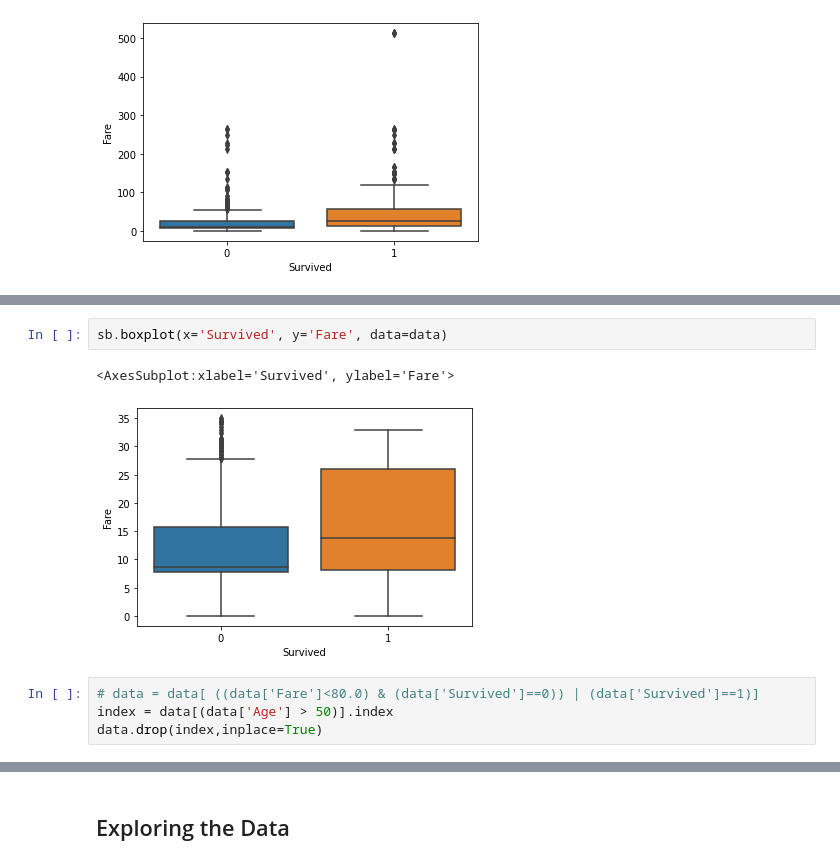
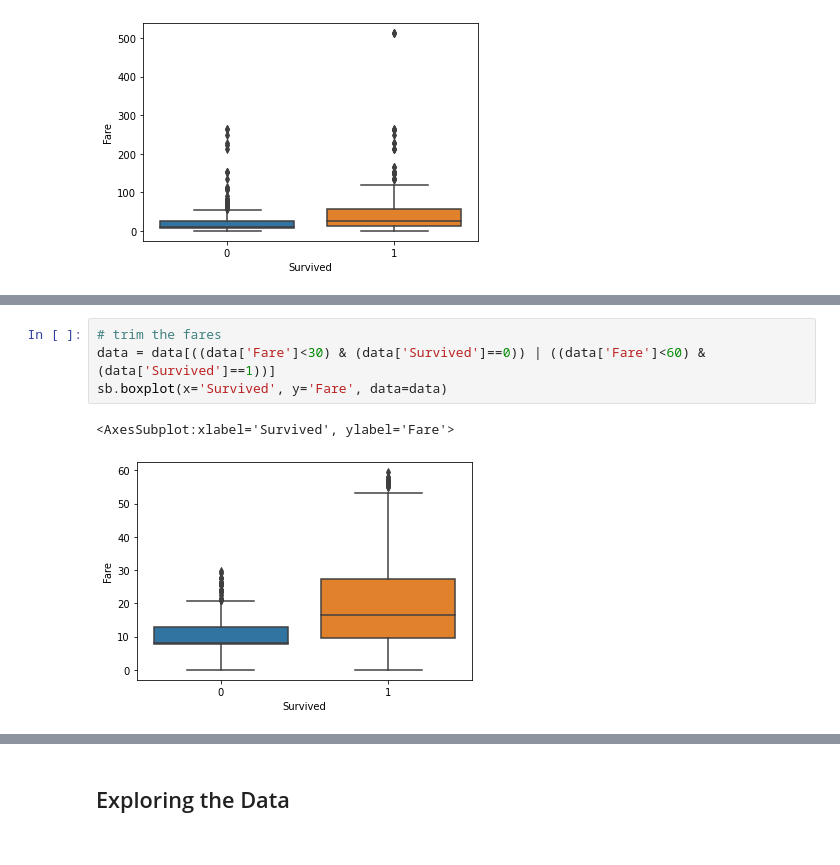
Before and after one commit to jtsang02/MANU-465, a Jupyter notebook: Assignments/Assignment2/Assignment2.ipynb, the cells around one changed output, grey strips where cells are left out. Cells and saved outputs as stored; diff of their text form.

```diff
--- a/Assignments/Assignment2/Assignment2.ipynb
+++ b/Assignments/Assignment2/Assignment2.ipynb
@@ -241,9 +213,7 @@ data.drop(index,inplace=True)
-# %%
-sb.boxplot(x='Survived', y='Fare', data=data)
-# %% [output]
-<AxesSubplot:xlabel='Survived', ylabel='Fare'>
-[figure, removed]
 # %%
-# data = data[ ((data['Fare']<80.0) & (data['Survived']==0)) | (data['Survived']==1)]
-index = data[(data['Age'] > 50)].index
-data.drop(index,inplace=True)
+# trim the fares
+data = data[((data['Fare']<30) & (data['Survived']==0)) | ((data['Fare']<60) & (data['Survived']==1))]
+sb.boxplot(x='Survived', y='Fare', data=data)
+# %% [output]
+<AxesSubplot:xlabel='Survived', ylabel='Fare'>
+[figure, added]
```
Also changed, not shown: parts of 57 cells of this notebook, 5 other files.
